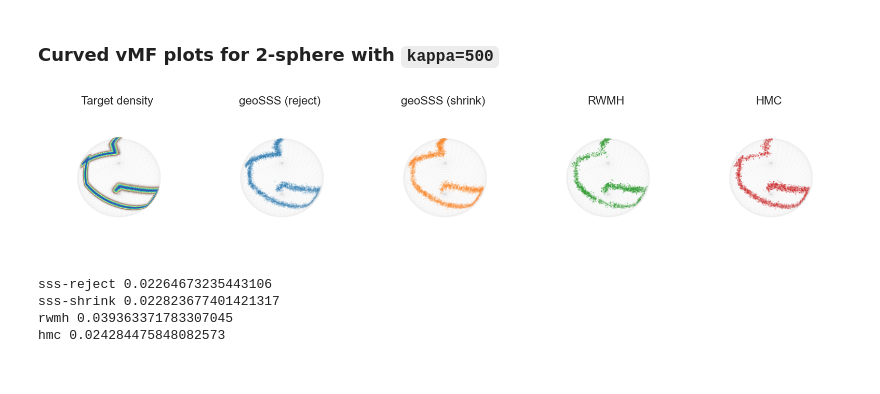
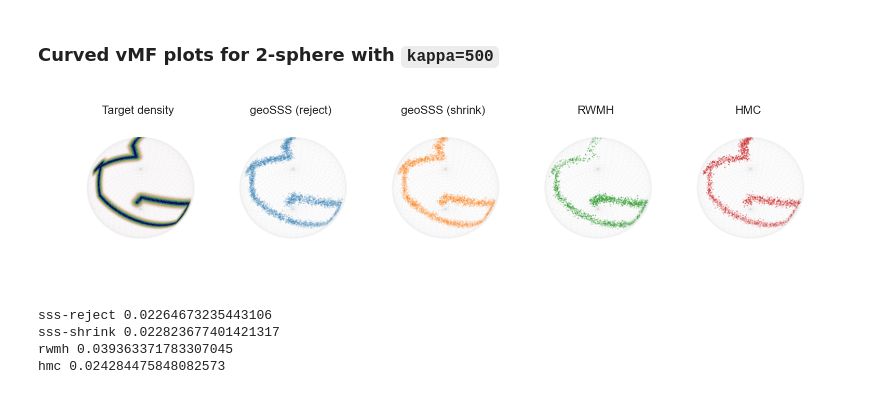
Before and after one commit to microscopic-image-analysis/geosss, a Jupyter notebook: scripts/visualize_Ndcurve.ipynb, the cells around one changed output. Drawn from its saved outputs; the diff is of its cells as text; code cells hidden in the pictures.

Commit message:
updated figure plotting

```diff
--- a/scripts/visualize_Ndcurve.ipynb
+++ b/scripts/visualize_Ndcurve.ipynb
@@ -433,26 +433,48 @@ def scatter_curve_3d(
     # View vector
     view_vector = _get_view_vector(elev, azim)
 
+    # Plot the target density in the first subplot
     ax1 = axes[0]
     ax1.computed_zorder = False
     ax1.scatter(
-        *saff_samples.T, c=prob_truth, s=10, alpha=1.0, cmap="terrain_r", zorder=1
+        *saff_samples.T,
+        c=prob_truth,
+        s=1,
+        alpha=1.0,
+        cmap="gist_earth_r",
+        zorder=1,
     )
     ax1.plot_wireframe(X, Y, Z, color="lightgrey", alpha=0.05, zorder=3)
-    ax1.set_title("Target density", pad=-50, fontsize=fontsize)
     ax1.set_aspect("auto")
     ax1.view_init(elev, azim)
     ax1.axis("off")
+    ax1.text2D(
+        0.5,
+        0.95,
+        "Target density",
+        transform=ax1.transAxes,
+        fontsize=fontsize,
+        ha="center",
+        va="top",
+    )
 
     method_colors = ["tab:blue", "tab:orange", "tab:green", "tab:red"]
     rgb_colors = [mcolors.to_rgb(color) for color in method_colors]
     for i, (ax, method) in enumerate(zip(axes[1:], METHODS)):
+        # titles for each subplot
+        ax.text2D(
+            0.5,
+            0.95,
+            ALGOS[method],
+            transform=ax.transAxes,
+            fontsize=fontsize,
+            ha="center",
+            va="top",
+        )
         ax.computed_zorder = False
-        # ax.scatter(
-        #     *saff_samples.T, c=prob_truth, s=10, alpha=0.02, cmap="terrain_r", zorder=1
-        # )
+
         # Select the first 5000 samples
-        sample_points = samples[method][:5000]
+        sample_points = samples[method][-5000:]
         dot_products = np.dot(sample_points, view_vector)
 
         # Map dot products to alpha values
@@ -472,13 +494,11 @@ def scatter_curve_3d(
         # scatter points and specify the custom colors
         ax.scatter(*sample_points.T, c=colors, s=1, zorder=2)
         ax.plot_wireframe(X, Y, Z, color="lightgrey", alpha=0.05, zorder=3)
-
-        ax.set_title(ALGOS[method], pad=-50, fontsize=fontsize)
         ax.set_aspect("auto")
         ax.view_init(elev, azim)
         ax.axis("off")
 
-    plt.subplots_adjust(wspace=-0.1, hspace=-0.3)
+    plt.subplots_adjust(wspace=-0.7, hspace=-0.9)
     fig.tight_layout()
     return fig
 # %%
@@ -493,35 +513,38 @@ samples_curve3d = load(
 )
 
 knots = brownian_curve(
     n_points=10,
     dimension=n_dim,
     step_size=0.5,  # larger step size will result in more spread out points
     seed=4562,
 )
 
 # target pdf as a curved von Mises-Fisher distribution
 curve = SlerpCurve(knots)
 pdf_curved3d = CurvedVonMisesFisher(curve, kappa_curve3d)
 
 # plot the sample
 fig = scatter_curve_3d(
     pdf_curved3d,
     samples_curve3d,
     methods,
     algos,
     n_saff_samples=30000,
     fontsize=16,
     elev=120,
     azim=75,
 )
 
 savefig = True
 if savefig:
     fig.savefig(
-        f"{loaddir_curve3d}/scattered_3d_curve_kappa{int(kappa_curve3d)}.png", dpi=150
+        f"{loaddir_curve3d}/scattered_3d_curve_kappa{int(kappa_curve3d)}.png",
+        dpi=300,
+        bbox_inches="tight",
+        pad_inches=0.1,
     )
 # %% [output]
-[figure, old version]
+[figure, new version]
 # %%
 from scipy.spatial import cKDTree
 from arviz import autocorr
```
Also changed, not shown: parts of 1 cell of this notebook.
